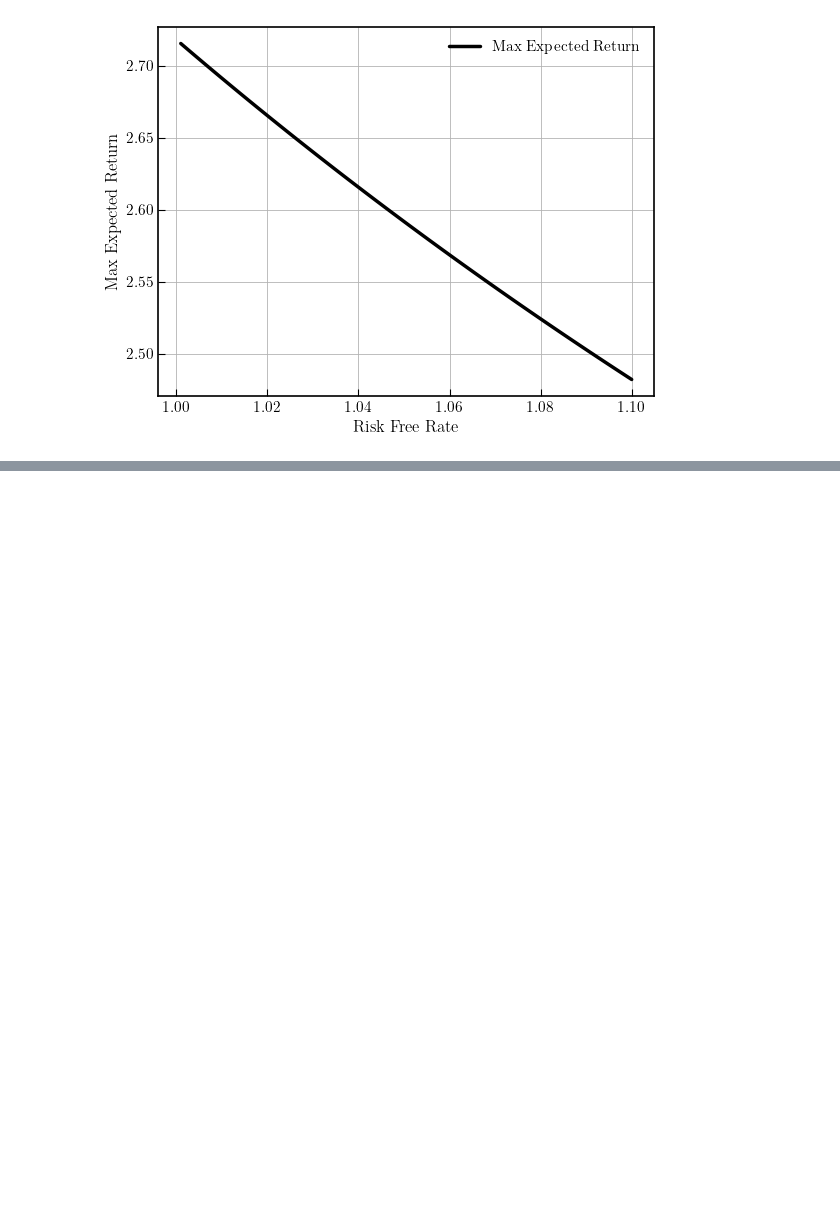
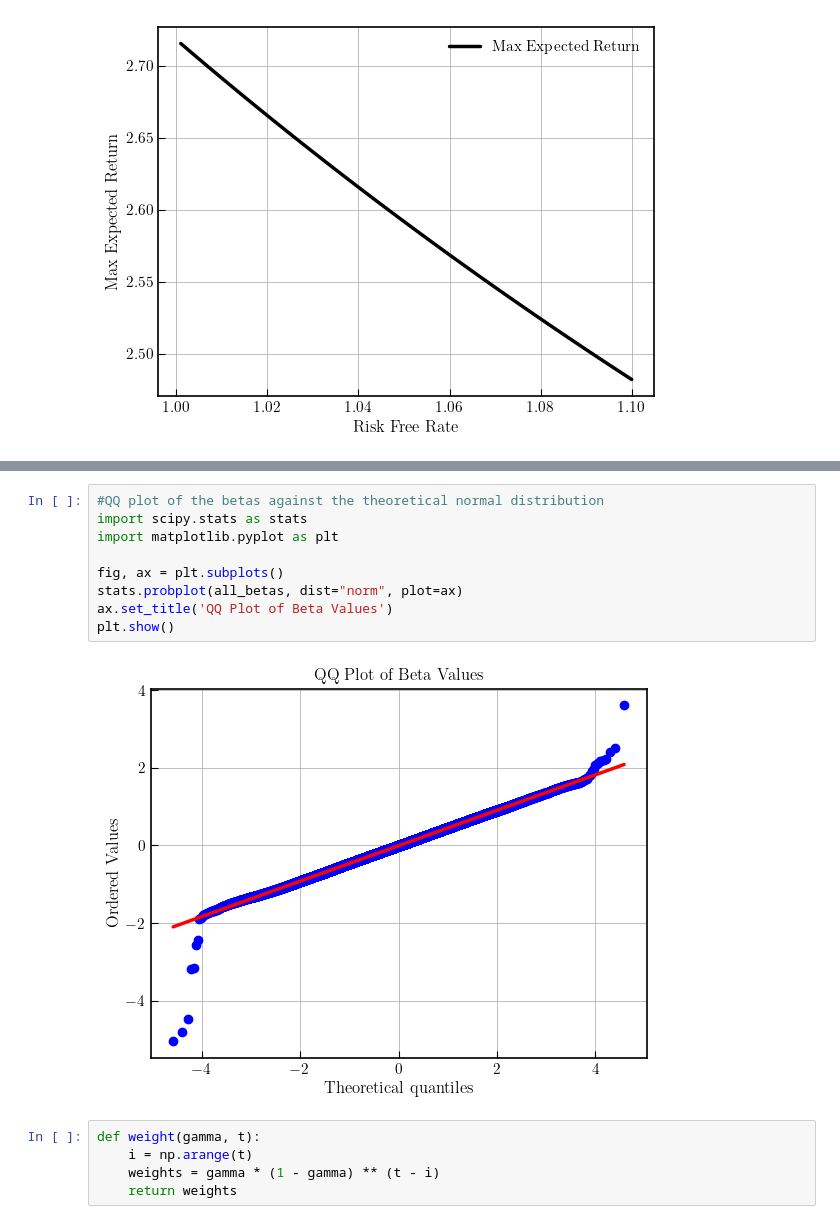
Before and after one commit to TommasoDF/Lasso_paper, a Jupyter notebook: Theory/Adam_Marcet_OLS.ipynb, the cells around one changed output, grey strips where cells are left out. Cells and saved outputs as stored; diff of their text form; blank space fills up the shorter version.

```diff
--- a/Theory/Adam_Marcet_OLS.ipynb
+++ b/Theory/Adam_Marcet_OLS.ipynb
@@ -236,0 +356,16 @@ delta ** (1 - gamma)
+# %%
+#QQ plot of the betas against the theoretical normal distribution
+import scipy.stats as stats
+import matplotlib.pyplot as plt
+
+fig, ax = plt.subplots()
+stats.probplot(all_betas, dist="norm", plot=ax)
+ax.set_title('QQ Plot of Beta Values')
+plt.show()
+# %% [output]
+[figure, added]
+# %%
+def weight(gamma, t):
+    i = np.arange(t)
+    weights = gamma * (1 - gamma) ** (t - i)
+    return weights
```
Also changed, not shown: parts of 9 cells of this notebook, 29 other files.
